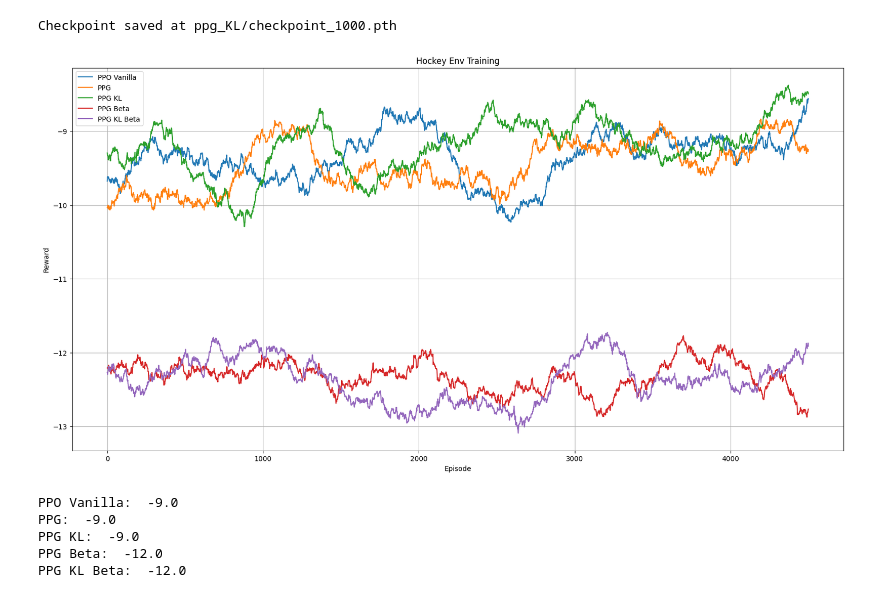
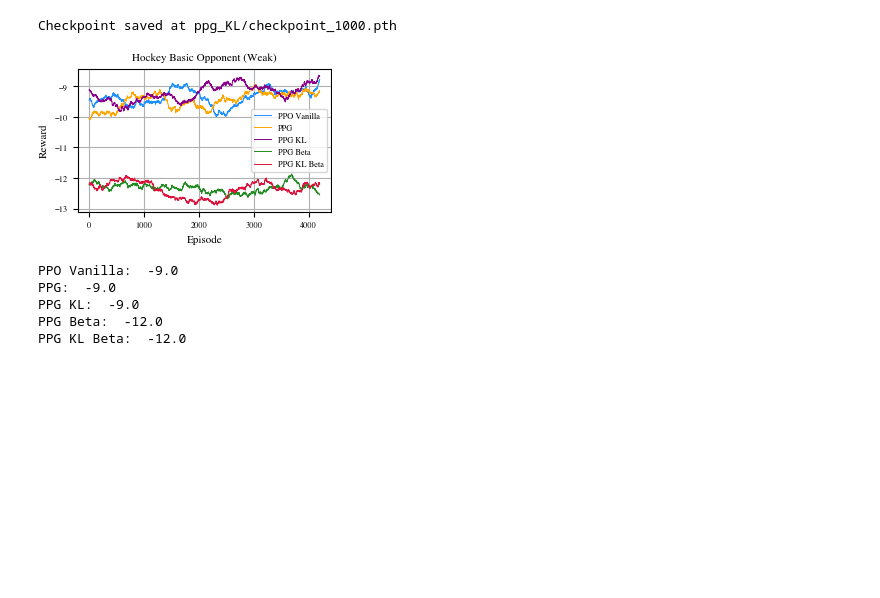
Before and after one commit to kimmizi/PuckAI, a Jupyter notebook: exp/Documentation_RL_Project.ipynb, the cells around one changed output. Saved outputs shown, nothing was run; the diff lists cells and outputs as text; code cells hidden in the pictures; blank space fills up the shorter version.

Commit message:
Add training scripts and PPO implementation with refactoring

```diff
--- a/exp/Documentation_RL_Project.ipynb
+++ b/exp/Documentation_RL_Project.ipynb
@@ -346,12 +312,13 @@ def moving_average(data, window_size):
 
 wind_size = 100
 
-plt.figure(figsize = (20, 10))
-plt.plot(moving_average(rewards_ppo_cheetah, wind_size), label = "Vanilla PPO")
-plt.plot(moving_average(rewards_ppg_cheetah, wind_size), label = "PPG")
-# plt.plot(moving_average(rewards_ppg_kl, wind_size), label = "PPG KL")
-# plt.plot(moving_average(rewards_ppg_beta, wind_size), label = "PPG Beta")
-# plt.plot(moving_average(rewards_ppg_kl_beta, wind_size), label = "PPG KL Beta")
+plt.rcParams.update(bundles.icml2022(column = "full", nrows = 1, ncols = 1, usetex = False))
+fig, ax = plt.subplots(figsize = (3, 2))
+plt.plot(moving_average(rewards_ppo_cheetah, wind_size), label = "Vanilla PPO", linewidth = 0.9, color = "dodgerblue")
+plt.plot(moving_average(rewards_ppg_cheetah, wind_size), label = "PPG", linewidth = 0.9, color = "orange")
+plt.plot(moving_average(rewards_ppg_kl_cheetah, wind_size), label = "PPG KL", linewidth = 0.9, color = "darkmagenta")
+plt.plot(moving_average(rewards_ppg_beta_cheetah, wind_size), label = "PPG Beta", linewidth = 0.9, color = "forestgreen")
+plt.plot(moving_average(rewards_ppg_kl_beta_cheetah, wind_size), label = "PPG KL Beta", linewidth = 0.9, color = "crimson")
 plt.legend()
 plt.title("HalfCheetah")
 plt.xlabel("Episodes")
@@ -359,5 +326,5 @@ plt.ylabel("Rewards")
 plt.show()
 
 # save figure as png
-# plt.savefig("../doc/fig/comparison_cheetah.png")
+fig.savefig("../doc/fig/comparison_cheetah_wppo.png", dpi = 1000, bbox_inches = "tight", pad_inches = 0.1, transparent = True)
 # %% [output]
@@ -614,7 +581,8 @@ def moving_average(data, window_size):
 
 wind_size = 100
 
-plt.figure(figsize = (20, 10))
+plt.rcParams.update(bundles.icml2022(column = "full", nrows = 1, ncols = 1, usetex = False))
+fig, ax = plt.subplots()
 # plt.plot(moving_average(rewards_ppo, wind_size), label = "PPO Vanilla")
 # plt.plot(moving_average(rewards_ppg, wind_size), label = "PPG")
 # plt.plot(moving_average(rewards_ppg_gae, wind_size), label = "PPG GAE")
@@ -626,6 +594,9 @@ plt.title("Hockey Env Training")
 plt.legend()
 plt.grid()
 plt.show()
+
+# save figure as png
+# fig.savefig("../doc/fig/comparison_cheetah.png", dpi = 1000, bbox_inches = "tight", pad_inches = 0.1, transparent = True)
 # %% [output]
 [figure]
 # %%
@@ -720,33 +691,36 @@ Checkpoint saved at ppg_KL/checkpoint_1000.pth
 # %%
 rewards_ppo = np.load("../dat/hockey/rewards_ppo.npy")
 rewards_ppg_gae = np.load("../dat/hockey/rewards_ppg_gae.npy")
 rewards_ppg_kl = np.load("../dat/hockey/rewards_ppg_kl.npy")
 rewards_ppg_beta = np.load("../dat/hockey/rewards_ppg_beta.npy")
 rewards_ppg_kl_beta = np.load("../dat/hockey/rewards_ppg_kl_beta.npy")
 
 # Plot results
 def moving_average(data, window_size):
     """Compute the moving average of a list."""
     return np.convolve(data, np.ones(window_size) / window_size, mode = "valid")
 
-wind_size = 500
+wind_size = 800
 
-plt.figure(figsize = (20, 10))
-plt.plot(moving_average(rewards_ppo, wind_size), label = "PPO Vanilla")
-# plt.plot(moving_average(rewards_ppg, wind_size), label = "PPG")
-plt.plot(moving_average(rewards_ppg_gae, wind_size), label = "PPG")
-plt.plot(moving_average(rewards_ppg_kl, wind_size), label = "PPG KL")
-plt.plot(moving_average(rewards_ppg_beta, wind_size), label = "PPG Beta")
-plt.plot(moving_average(rewards_ppg_kl_beta, wind_size), label = "PPG KL Beta")
+plt.rcParams.update(bundles.icml2022(column = "full", nrows = 1, ncols = 1, usetex = False))
+fig, ax = plt.subplots(figsize = (3, 2))
+plt.plot(moving_average(rewards_ppo, wind_size), label = "PPO Vanilla", linewidth = 0.7, color = "dodgerblue")
+plt.plot(moving_average(rewards_ppg_gae, wind_size), label = "PPG", linewidth = 0.7, color = "orange")
+plt.plot(moving_average(rewards_ppg_kl, wind_size), label = "PPG KL", linewidth = 0.7, color = "darkmagenta")
+plt.plot(moving_average(rewards_ppg_beta, wind_size), label = "PPG Beta", linewidth = 0.7, color = "forestgreen")
+plt.plot(moving_average(rewards_ppg_kl_beta, wind_size), label = "PPG KL Beta", linewidth = 0.7, color = "crimson")
 plt.legend()
 plt.xlabel("Episode")
 plt.ylabel("Reward")
-plt.title("Hockey Env Training")
+plt.title("Hockey Basic Opponent (Weak)")
 plt.legend()
 plt.grid()
 plt.show()
+
+# save figure as png
+fig.savefig("../doc/fig/hockey_env_training.png", dpi = 1000, bbox_inches = "tight", pad_inches = 0.1, transparent = True)
 # %% [output]
-[figure, old version]
+[figure, new version]
 # %%
 # calc average reward
 def average_reward(rewards):
```
Also changed, not shown: parts of 15 cells of this notebook, 7 other files.
